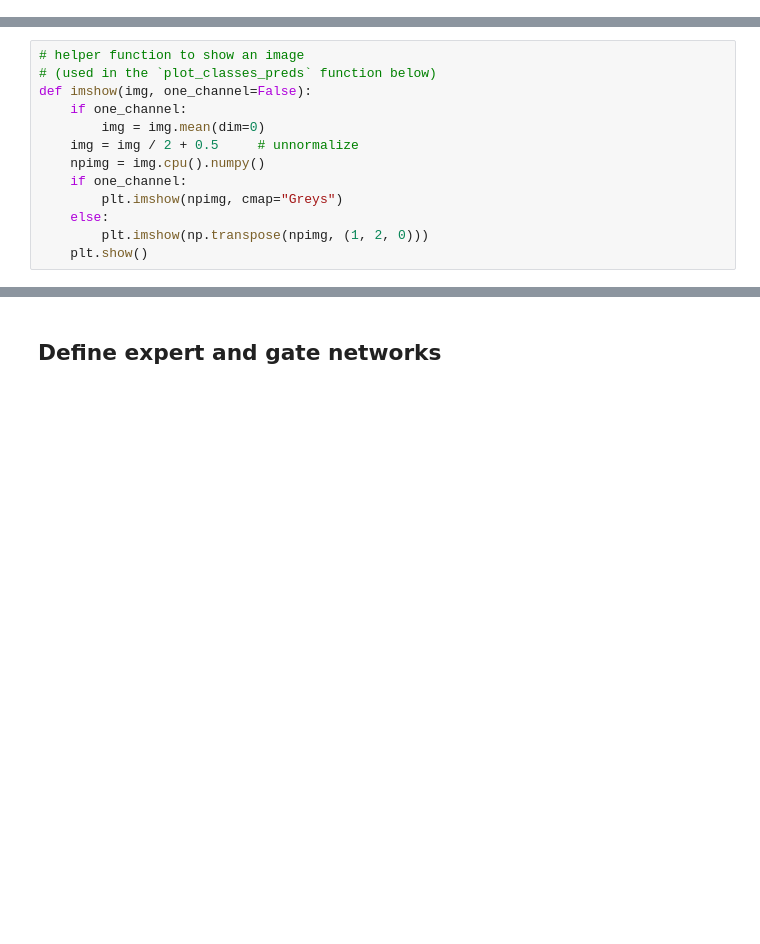
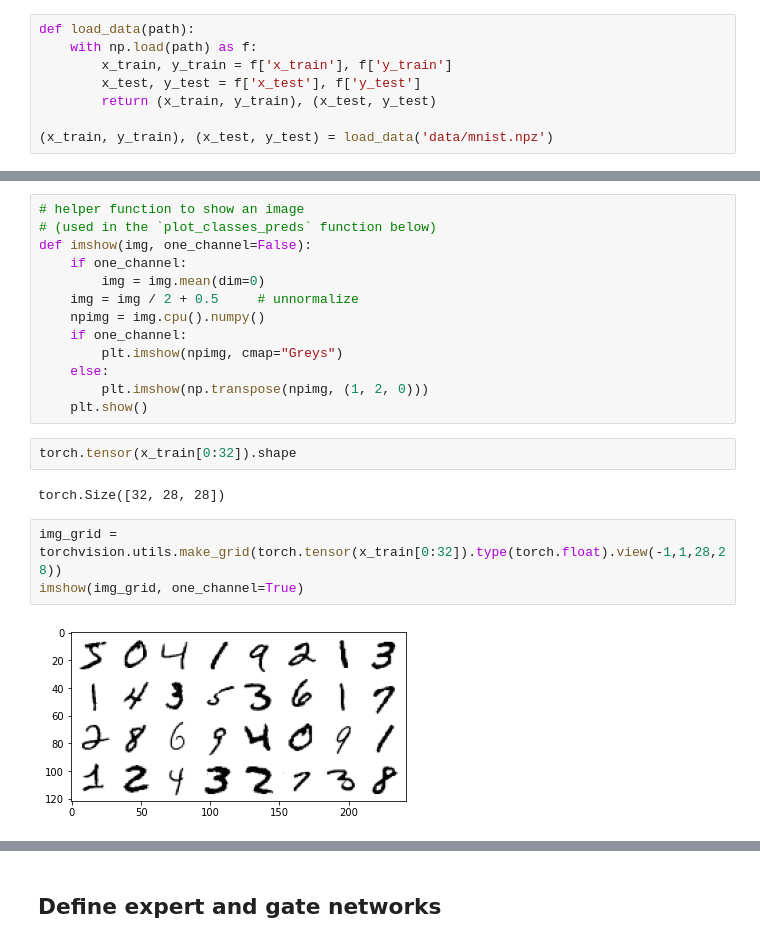
Before and after one commit to yamsgithub/modular_deep_learning, a Jupyter notebook: notebooks/mnist_classification_encoding.ipynb, the cells around one changed output, grey strips where cells are left out. Drawn from its saved outputs; the diff is of its cells as text; blank space fills up the shorter version.

```diff
--- a/notebooks/mnist_classification_encoding.ipynb
+++ b/notebooks/mnist_classification_encoding.ipynb
@@ -78,3 +81,11 @@ print('Test samples ', len(testset))
 Image shape torch.Size([1, 28, 28])
 Train samples  60000
 Test samples  10000
+# %%
+def load_data(path):
+    with np.load(path) as f:
+        x_train, y_train = f['x_train'], f['y_train']
+        x_test, y_test = f['x_test'], f['y_test']
+        return (x_train, y_train), (x_test, y_test)
+
+(x_train, y_train), (x_test, y_test) = load_data('data/mnist.npz')
@@ -91,6 +115,15 @@ def imshow(img, one_channel=False):
     else:
         plt.imshow(np.transpose(npimg, (1, 2, 0)))
     plt.show()
+# %%
+torch.tensor(x_train[0:32]).shape
+# %% [output]
+torch.Size([32, 28, 28])
+# %%
+img_grid = torchvision.utils.make_grid(torch.tensor(x_train[0:32]).type(torch.float).view(-1,1,28,28))
+imshow(img_grid, one_channel=True)
+# %% [output]
+[figure, added]
 # %%
 # get some random training images
 dataiter = iter(trainloader)
```
Also changed, not shown: parts of 12 cells of this notebook.
